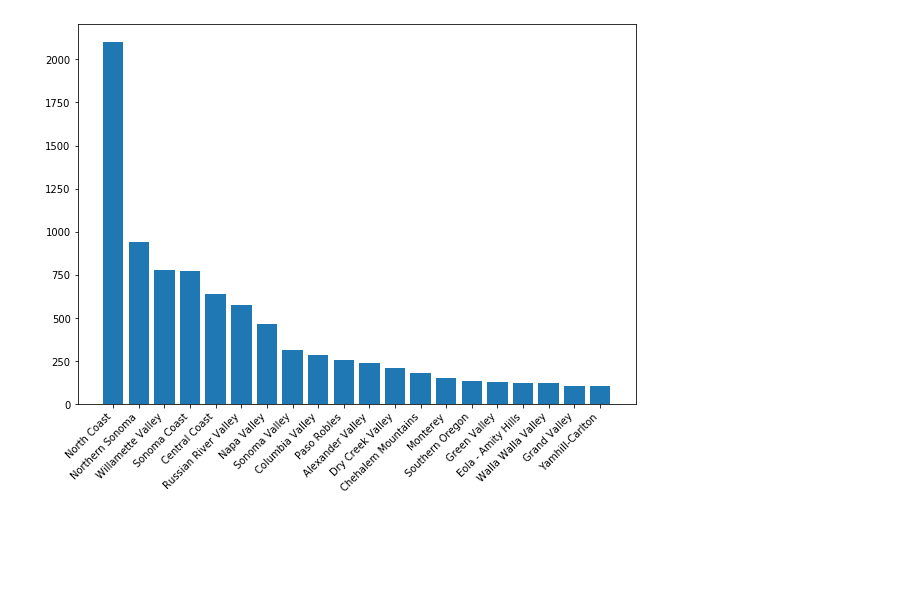
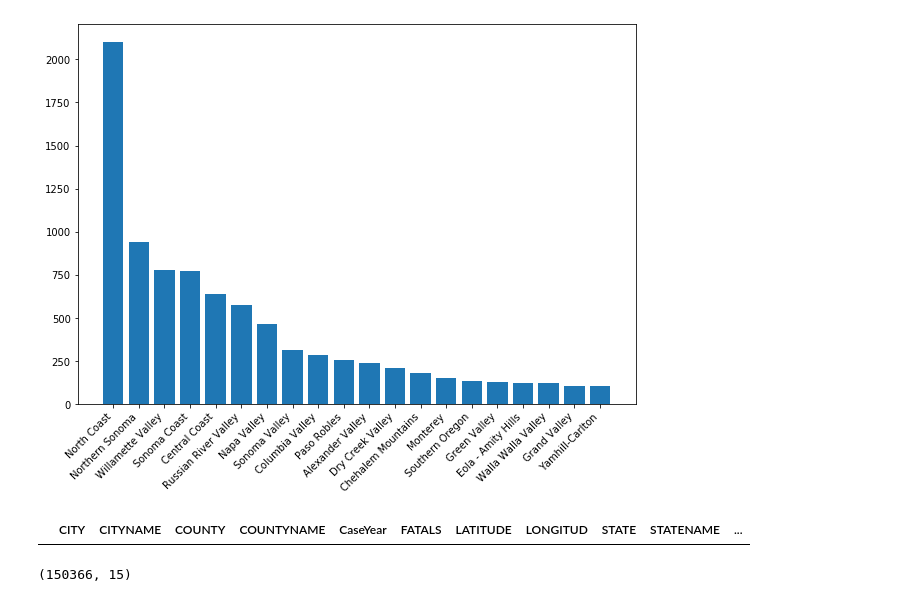
Before and after one commit to epayne323/ProjectOneRepo, a Jupyter notebook: Notebooks/working_EP.ipynb, the cells around one changed output. Drawn from its saved outputs; the diff is of its cells as text; code cells hidden in the pictures; blank space fills up the shorter version.

```diff
--- a/Notebooks/working_EP.ipynb
+++ b/Notebooks/working_EP.ipynb
@@ -70,3 +73,21 @@ plt.xticks(xticks, top_vineyards["Region Name"], rotation=45, ha="right")
   <matplotlib.axis.XTick at 0x...>],
  <a list of 20 Text xticklabel objects>)
 [figure]
+# %%
+# a single request to get the names of the columns
+crash_params = \
+    {
+        "fromCaseYear" : "2011",
+        "toCaseYear" : "2011",
+        "state" : "6",
+        "county" : "",
+        "format": "json"
+    }
+response = requests.get(crashes_loc_base_url, params=crash_params).json()
+crash_df = pd.DataFrame(response["Results"][0])
+# removing all rows:
+crash_df = crash_df.drop(crash_df.index[:])
+# crash_df = crash_df.append(response["Results"][0])
+crash_df.head()
+# %% [output]
+|  | CITY | CITYNAME | COUNTY | COUNTYNAME | CaseYear | FATALS | LATITUDE | LONGITUD | STATE | STATENAME | ... |
@@ -72,0 +121,4 @@ plt.xticks(xticks, top_vineyards["Region Name"], rotation=45, ha="right")
+# %%
+crash_df.shape
+# %% [output]
+(150366, 15)
```
Also changed, not shown: parts of 5 cells of this notebook, 1 other file.
